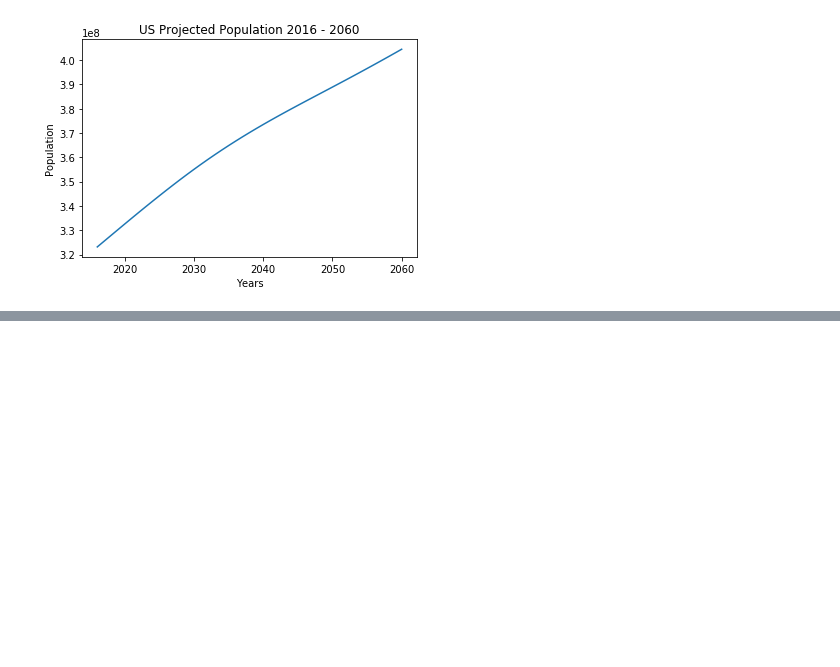
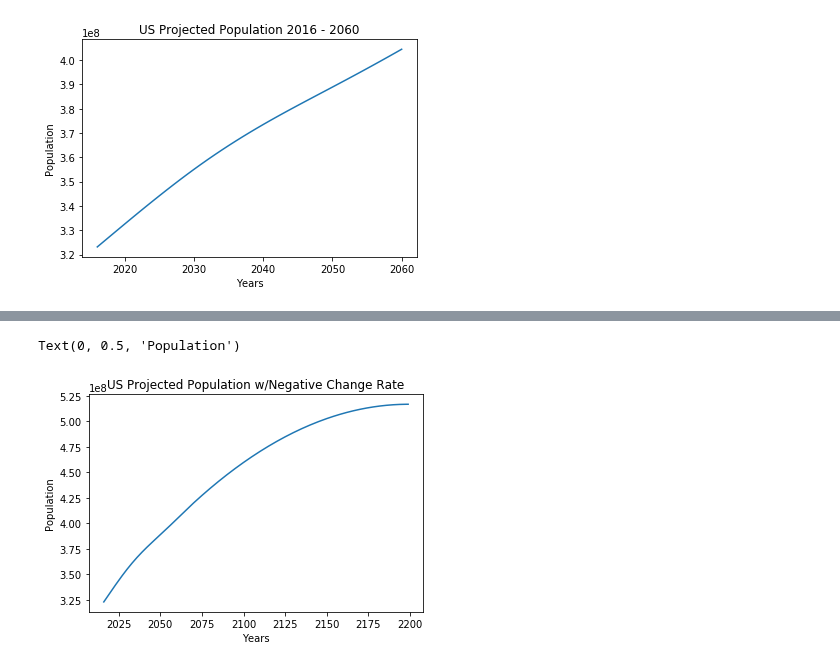
Before and after one commit to plowden/project-1-group-6, a Jupyter notebook: Total Population.ipynb, the cells around one changed output, grey strips where cells are left out. Saved outputs shown, nothing was run; the diff lists cells and outputs as text; code cells hidden in the pictures; blank space fills up the shorter version.

Commit message:
Push Projected Population notebook with low NIM added

```diff
--- a/Total Population.ipynb
+++ b/Total Population.ipynb
@@ -57,0 +56,7 @@ Text(0, 0.5, 'Population')
+# %%
+# calculate growth
+growth_df = pop_df.copy()
+growth_df = growth_df.loc[(growth_df['SEX'] == 0) & (pop_df['ORIGIN'] == 0) & (pop_df['RACE'] == 0), :]
+growth_df = pop_df.iloc[:, 3:5]
+
+growth_df
@@ -57,0 +108,22 @@ Text(0, 0.5, 'Population')
+# %%
+proj_pop = total_pop.copy()
+proj_year = growth_df['YEAR'].tolist()
+
+new_growth_rate = avg_growth_rate
+while new_growth_rate > 0:
+    proj_year.append(proj_year[-1] + 1)
+    proj_pop.append(proj_pop[-1] + new_growth_rate)
+    new_growth_rate += avg_growth_rate_change
+
+#print(proj_pop)
+#print(proj_year)
+# %%
+# plot data using line graph
+ax, fig = plt.subplots()
+plt.plot(proj_year, proj_pop)
+plt.title('US Projected Population w/Negative Change Rate')
+plt.xlabel('Years')
+plt.ylabel('Population')
+# %% [output]
+Text(0, 0.5, 'Population')
+[figure, added]
```
Also changed, not shown: parts of 3 cells of this notebook, 3 other files.
